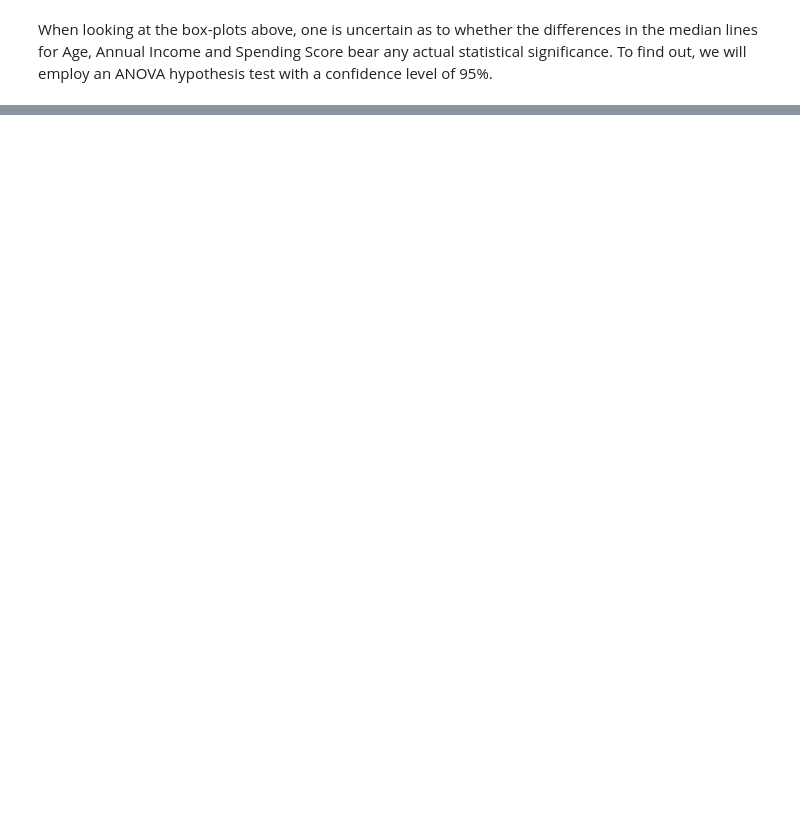
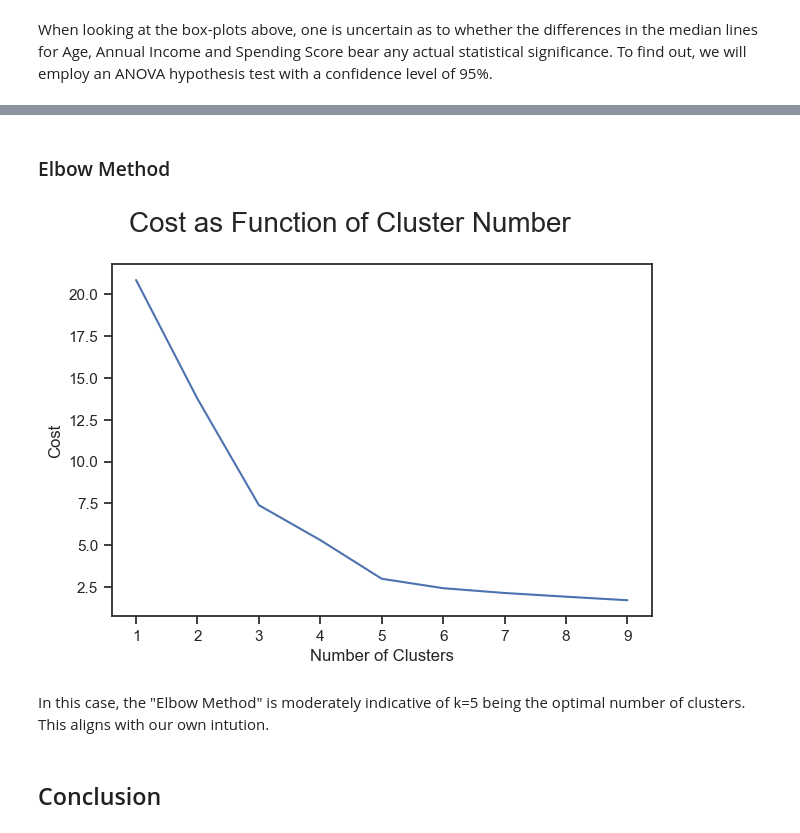
Before and after one commit to Gregoritsch3/ML_Clustering_EDA_CustomerSegmentation, a Jupyter notebook: ML_EDA_Clustering_CustomerSegmentation.ipynb, the cells around one changed output, grey strips where cells are left out. Drawn from its saved outputs; the diff is of its cells as text; code cells hidden in the pictures; blank space fills up the shorter version.

```diff
--- a/ML_EDA_Clustering_CustomerSegmentation.ipynb
+++ b/ML_EDA_Clustering_CustomerSegmentation.ipynb
@@ -247,0 +273,3 @@ When looking at the box-plots above, one is uncertain as to whether the differen
+# %%
+scaler = MinMaxScaler()
+df[numerical_columns] = scaler.fit_transform(df[numerical_columns])
@@ -247,0 +346,23 @@ When looking at the box-plots above, one is uncertain as to whether the differen
+# %% [markdown]
+### Elbow Method
+# %%
+#Plotting the KMeans Cost Function as a function of the Number of Clusters
+krange=range(1,10)
+cost = []
+for k in krange:
+    km = KMeans(n_clusters=k)
+    y = km.fit_predict(df[['Annual Income (k$)', 'Spending Score (1-100)']])
+    cost.append(km.inertia_)
+sns.lineplot(x=krange, y=cost)
+plt.savefig('images/01_ElbowMethod.png', bbox_inches='tight')
+plt.suptitle('Cost as Function of Cluster Number', fontsize=20)
+plt.xlabel('Number of Clusters')
+plt.ylabel('Cost')
+plt.tight_layout()
+plt.show()
+# %% [output]
+[figure, added]
+# %% [markdown]
+In this case, the "Elbow Method" is moderately indicative of k=5 being the optimal number of clusters. This aligns with our own intution.
+# %% [markdown]
+## Conclusion
```
Also changed, not shown: parts of 20 cells of this notebook, 3 other files.
